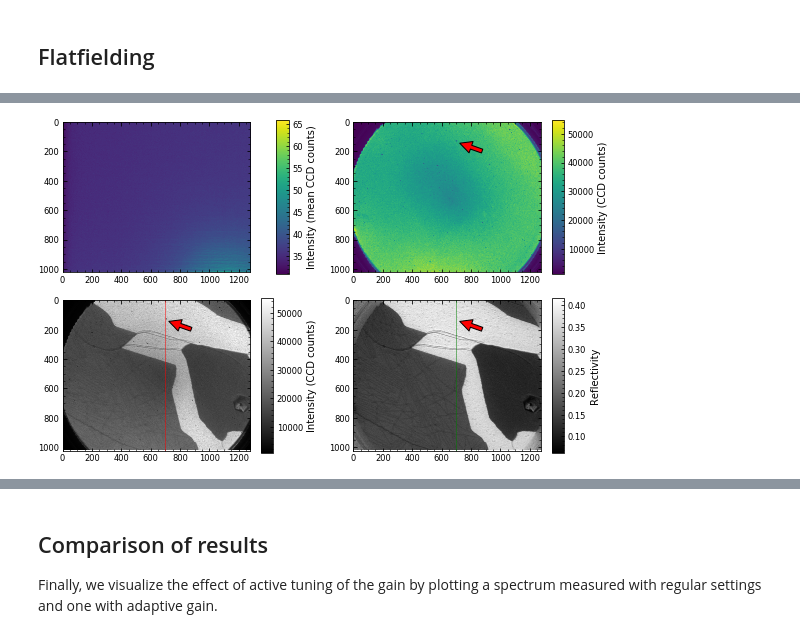
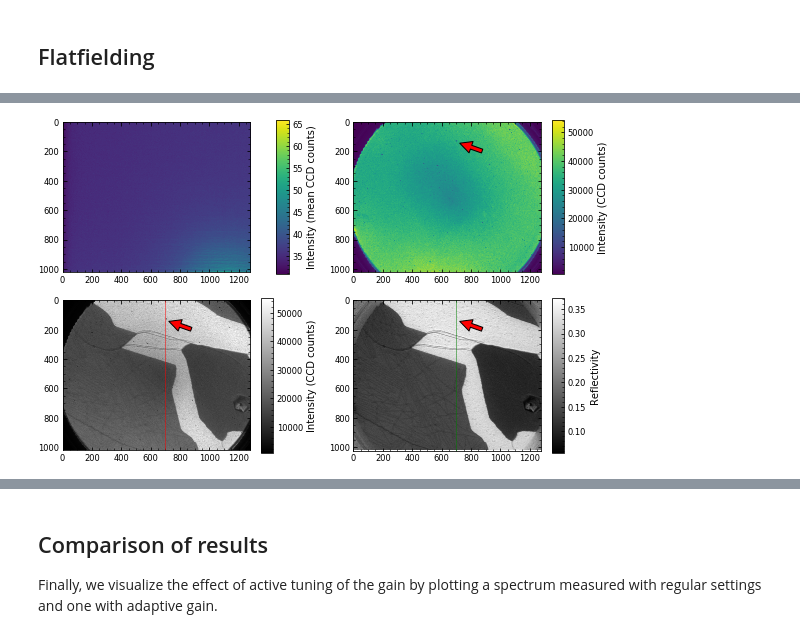
Before and after one commit to TAdeJong/LEEM-analysis, a Jupyter notebook: 1 - Detector Correction.ipynb, the cells around one changed output, grey strips where cells are left out. Cells and saved outputs as stored; diff of their text form; code cells hidden in the pictures.

```diff
--- a/1 - Detector Correction.ipynb
+++ b/1 - Detector Correction.ipynb
@@ -133,0 +174,3 @@ multiplier = np.array(cont["MULTIPLIER"])
+# %%
+cont = xr.open_dataset(os.path.join(folder, '20171120_160356_3.5um_591.4_IVhdr.nc'), chunks={'time': 5})
+cont.Intensity.attrs
@@ -133,0 +181,4 @@ multiplier = np.array(cont["MULTIPLIER"])
+# %%
+# multiplier = np.array(cont["MULTIPLIER"])
+data = cont['Intensity'].data
+data
@@ -134,5 +187,20 @@ multiplier = np.array(cont["MULTIPLIER"])
+# %%
+@da.as_gufunc(signature="(i,j), (i,j), (i,j) ->(i,j),()", output_dtypes=(np.uint16, float))
+def correctImages(image, darkCount, normFF):
+    Corr_image = image.astype(np.int32) - darkCount
+    # Set negative values to 0
+    np.clip(Corr_image, 0, 2**16 - 1, out=Corr_image)
+    Corr_image = (Corr_image / normFF).astype(np.float64)
+    multiplier = (2**16 - 1.) / Corr_image.max(axis=(-2, -1), keepdims=True)
+    Corr_image = Corr_image * multiplier
+    Corr_image = Corr_image.astype(np.uint16)
+    return Corr_image, np.atleast_1d(multiplier.squeeze())
 # %%
+G_MCP = multiplier_from_CP(cont["MCP_bias"].compute())
 # Use the mirror mode, where all electrons are reflected, as flat field
-FF = data[:32].mean(axis=0)
+FF = (data[:32].mean(axis=0) - DC)
+
+corrected, multiplier = correctImages(data, DC, FF / G_MCP[:32].mean())
+multiplier *= G_MCP
 rawimage = data[77]
-CPcorimage = ((rawimage-DC) / (FF-DC)) / (multiplier[77] / multiplier[:32].mean())
+CPcorimage = corrected[77] / multiplier[77]
@@ -139,22 +220,22 @@ CPcorimage = ((rawimage-DC) / (FF-DC)) / (multiplier[77] / multiplier[:32].mean(
 # %%
 fig, axs = plt.subplots(2,2, constrained_layout=True, figsize=[8, 4.9])
 im = axs[0,0].imshow(DC.T/16., interpolation='none')
 fig.colorbar(im, ax=axs[0,0], label='Intensity (mean CCD counts)', pad=0)
 im = axs[0,1].imshow(FF.T, interpolation='none')
 fig.colorbar(im, ax=axs[0,1], label='Intensity (CCD counts)')
-im = axs[1,0].imshow(rawimage.T, cmap='gray', interpolation='none')
+im = axs[1,0].imshow(rawimage.compute().T, cmap='gray', interpolation='none')
 fig.colorbar(im, ax=axs[1,0], label='Intensity (CCD counts)')
-im2 = axs[1,1].imshow(CPcorimage.T, cmap='gray', interpolation='none')
+im2 = axs[1,1].imshow(CPcorimage.compute().T, cmap='gray', interpolation='none')
 fig.colorbar(im2, ax=axs[1,1], label='Reflectivity')
 axs[1,0].axvline(700, color='red', alpha=0.5)
 axs[1,1].axvline(700, color='green', alpha=0.5)
 for ax in axs.flatten()[1:]:
     ax.annotate('', xy=(705, 1024-887),  xycoords='data',
             xytext=(0.7, 0.8), textcoords='axes fraction',
             arrowprops=dict(facecolor='red', shrink=0.1),
             horizontalalignment='right', verticalalignment='top',
             )
 plt.savefig('DC_and_Flatfield.pdf', dpi=300)
 # %% [output]
-[figure, old version]
+[figure, new version]
 # %%
```
Also changed, not shown: parts of 18 cells of this notebook, 6 other files.
